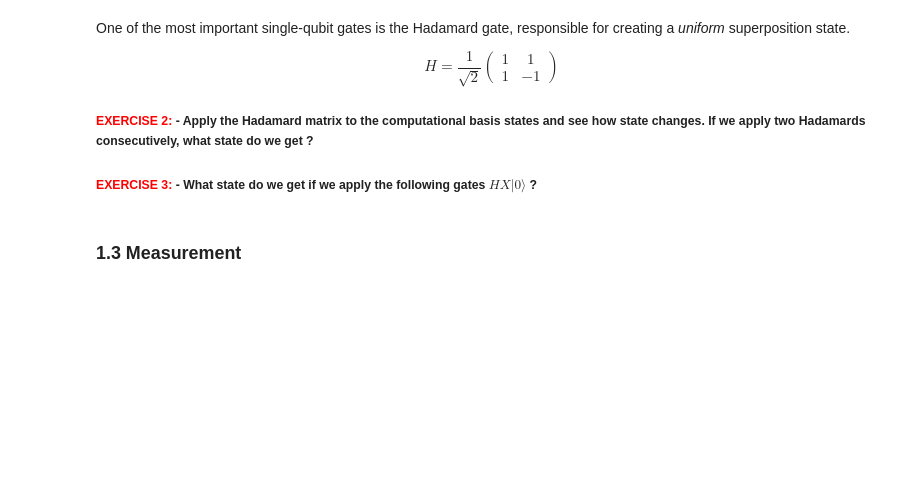
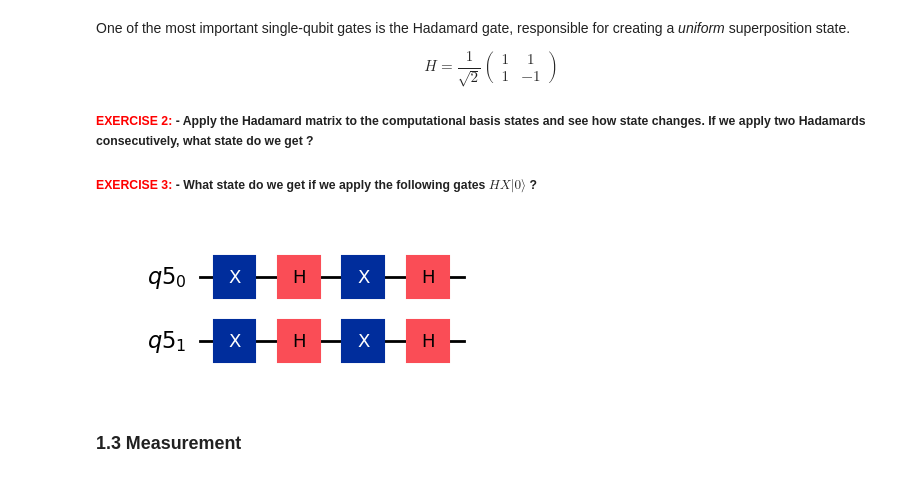
Before and after one commit to arcalab/ic-2324, a Jupyter notebook: TP/23_24/lecture 1 - Introduction to Quantum Computing using Qiskit/lecture1_introduction.ipynb, the cells around one changed output. Cells and saved outputs as stored; diff of their text form; code cells hidden in the pictures; blank space fills up the shorter version.

```diff
--- a/TP/23_24/lecture 1 - Introduction to Quantum Computing using Qiskit/lecture1_introduction.ipynb
+++ b/TP/23_24/lecture 1 - Introduction to Quantum Computing using Qiskit/lecture1_introduction.ipynb
@@ -214,38 +232,31 @@ $$
 ##### <span style="color: red;">EXERCISE 3:</span> - What state do we get if we apply the following gates $H X |0\rangle$ ?
 # %%
 #create circuit in the figure
+'''
+qr = QuantumRegister(2)
 
-
-# create circuit in the figure but for 2 qubits
-
-
-# create circuit in the figure for n qubits using functions
-
-#run trough the number of qubits
-def create_circuit(n):
-    qc = QuantumCircuit(n)
-
-
-qc = create_circuit(5)
-qc.draw(output="mpl")
-
-#or apply the gates directly to the entire register
-qr = QuantumRegister(5)
 qc = QuantumCircuit(qr)
 
+qc.x(qr)
+qc.h(qr)
 
+qc.draw(output="mpl")'''
 
-qc.draw(output="mpl")
-
-# create circuit in the figure but for n qubits with a function for layers
-
-def create_circuit(n,L):
+def circuit(n,L):
     qr = QuantumRegister(n)
     qc = QuantumCircuit(qr)
 
+    for i in range(L):
+        qc.x(qr)
+        qc.h(qr)
 
-qc = create_circuit(5,5)
+    return qc
+
+qc = circuit(2,2)
+
 qc.draw(output="mpl")
+# %% [output]
+[figure, added]
 # %% [markdown]
 ### 1.3 Measurement
 # %% [markdown]
```
Also changed, not shown: parts of 8 cells of this notebook, 27 other files.
